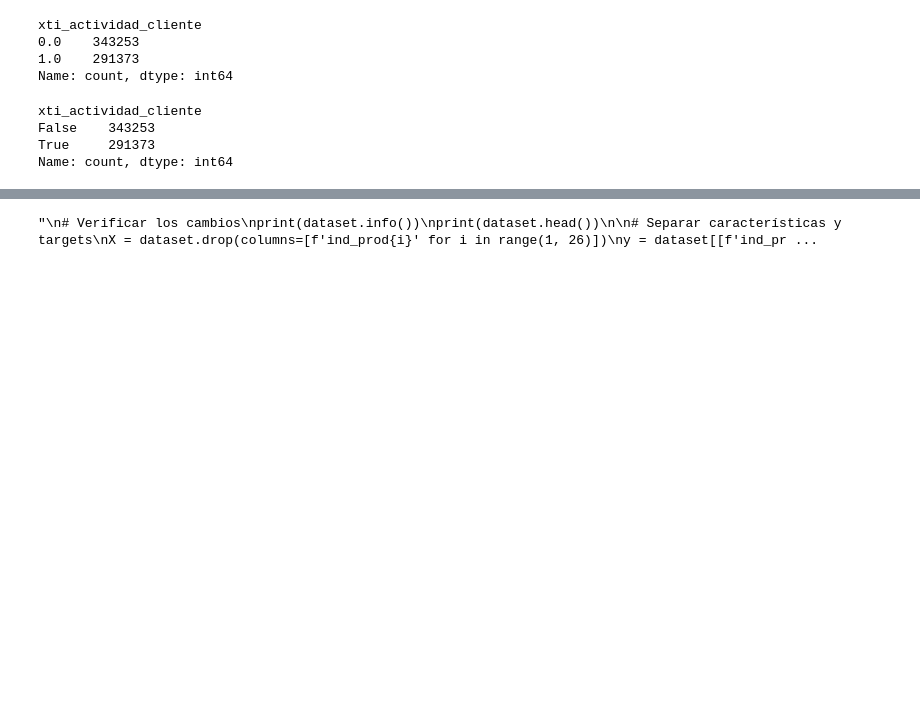
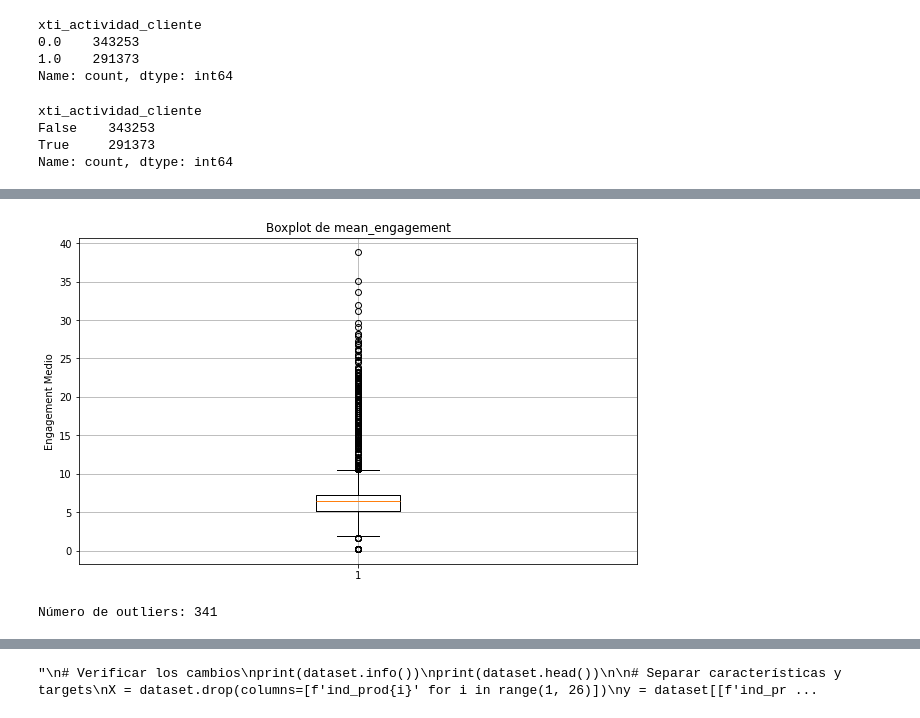
Before and after one commit to pepelopelope/Banking-Product-Recommendations-ML-Project, a Jupyter notebook: Codigo.ipynb, the cells around one changed output, grey strips where cells are left out. Drawn from its saved outputs; the diff is of its cells as text; code cells hidden in the pictures; blank space fills up the shorter version.

```diff
--- a/Codigo.ipynb
+++ b/Codigo.ipynb
@@ -1048,0 +1087,19 @@ Name: count, dtype: int64
+# %%
+# Check for outliers
+plt.figure(figsize=(10, 6))
+plt.boxplot(dataset['mean_engagement'])
+plt.title('Boxplot de mean_engagement')
+plt.ylabel('Engagement Medio')
+plt.grid(True)
+plt.show()
+# %% [output]
+[figure, added]
+# %%
+# Calcular cuantos outliers hay
+Q1 = dataset['mean_engagement'].quantile(0.25)
+Q3 = dataset['mean_engagement'].quantile(0.75)
+IQR = Q3 - Q1
+outliers = dataset[(dataset['mean_engagement'] < (Q1 - 1.5 * IQR)) | (dataset['mean_engagement'] > (Q3 + 1.5 * IQR))]
+print(f"Número de outliers: {outliers.shape[0]}")
+# %% [output]
+Número de outliers: 341
```
Also changed, not shown: parts of 42 cells of this notebook.
